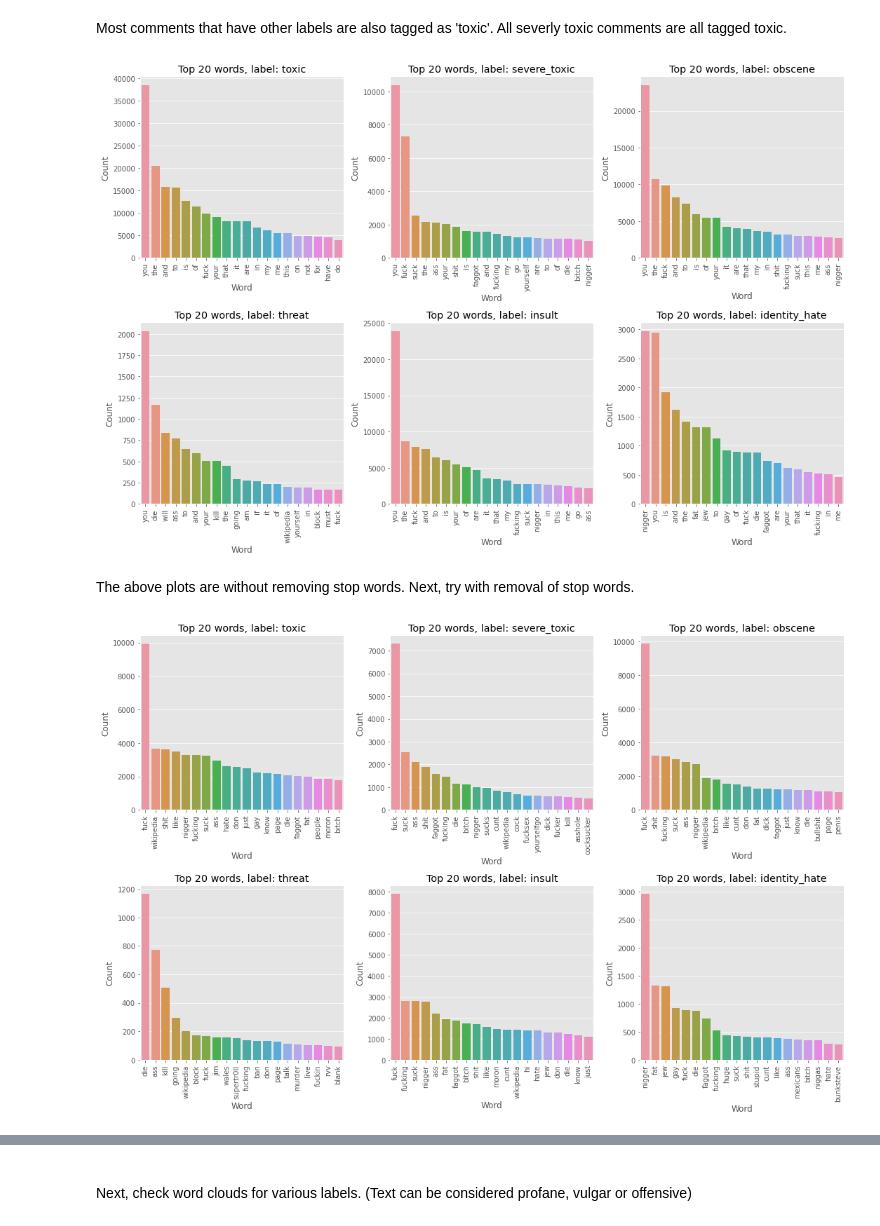
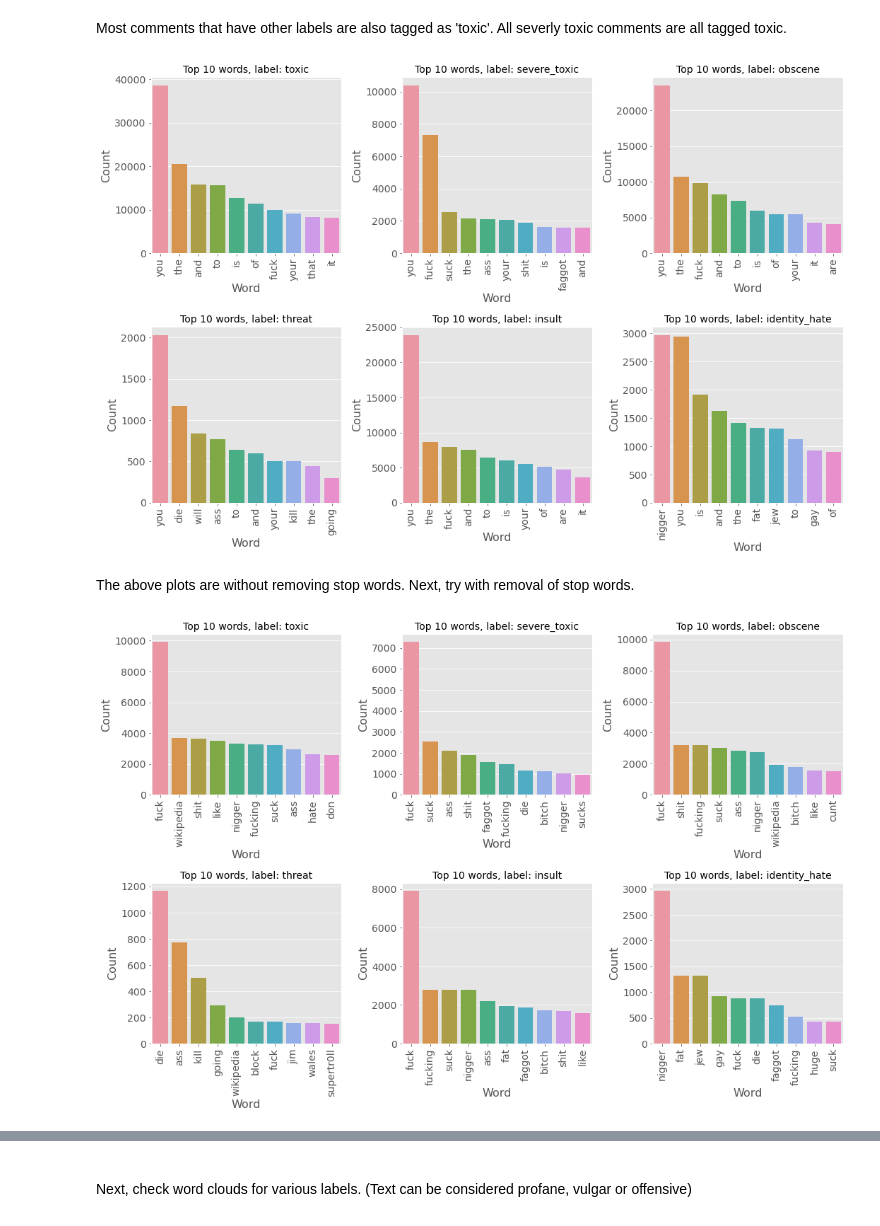
Before and after one commit to phatakshaunak/Springboard-Data-Science, a Jupyter notebook: Capstone Project #3/Notebooks/Toxic_Comment_Classifier.ipynb, the cells around one changed output, grey strips where cells are left out. Drawn from its saved outputs; the diff is of its cells as text; code cells hidden in the pictures.

```diff
--- a/Capstone Project #3/Notebooks/Toxic_Comment_Classifier.ipynb
+++ b/Capstone Project #3/Notebooks/Toxic_Comment_Classifier.ipynb
@@ -222,3 +234,3 @@ def normalizer(column):
 # %%
-unpc = pd.read_pickle('/Users/shaunakphatak/Desktop/Springboard-Data-Science-Projects/Springboard-Data-Science/Capstone Project #3/Data/Cleaned Data/test.pkl')
+unpc = pd.read_pickle('/Users/shaunakphatak/Desktop/Springboard-Data-Science-Projects/Springboard-Data-Science/Capstone Project #3/Data/Cleaned Data/train.pkl')
 df_test = unpc.copy()
@@ -226,0 +237,13 @@ FileNotFoundError: [Errno 2] No such file or directory: '/Users/shaunakphatak/De
+# %%
+#Font Sizes
+SMALL_SIZE = 14
+MEDIUM_SIZE = 16
+BIGGER_SIZE = 18
+
+plt.rc('font', size=SMALL_SIZE)          # controls default text sizes
+plt.rc('axes', titlesize=SMALL_SIZE)     # fontsize of the axes title
+plt.rc('axes', labelsize=MEDIUM_SIZE)    # fontsize of the x and y labels
+plt.rc('xtick', labelsize=SMALL_SIZE)    # fontsize of the tick labels
+plt.rc('ytick', labelsize=SMALL_SIZE)    # fontsize of the tick labels
+plt.rc('legend', fontsize=SMALL_SIZE)    # legend fontsize
+plt.rc('figure', titlesize=BIGGER_SIZE)  # fontsize of the figure title
@@ -262,3 +304,0 @@ sns.barplot(x=Cat_count[1:].index,y=Cat_count[1:])
-# %%
-labels = ['toxic', 'severe_toxic', 'obscene', 'threat','insult', 'identity_hate']
-df_test.head()
@@ -309,33 +355,33 @@ plt.figure(figsize=[15,10])
 c=1
 for a in labels:
     data = df_test[df_test[a]==1]['comment_text']
-    freq_words = get_top_n_words(data,n=20)
+    freq_words = get_top_n_words(data,n=10)
     df_freq = pd.DataFrame(freq_words,columns=['Word','Count']).set_index('Word')
     plt.subplot(2,3,c)
     sns.barplot(x=df_freq.index,y=df_freq.Count)
-    plt.title('Top 20 words, label: {}'.format(a))
+    plt.title('Top 10 words, label: {}'.format(a))
     plt.xticks(rotation=90)
     c+=1
     plt.tight_layout()
 # %% [output]
-[figure, old version]
+[figure, new version]
 # %% [markdown]
 The above plots are without removing stop words. Next, try with removal of stop words.
 # %%
 plt.figure(figsize=[15,10])
 c=1
 for a in labels:
     data = df_test[df_test[a]==1]['comment_text']
-    freq_words = get_top_n_words(data,n=20,stopwords='english')
+    freq_words = get_top_n_words(data,n=10,stopwords='english')
     df_freq = pd.DataFrame(freq_words,columns=['Word','Count']).set_index('Word')
     plt.subplot(2,3,c)
     sns.barplot(x=df_freq.index,y=df_freq.Count)
-    plt.title('Top 20 words, label: {}'.format(a))
+    plt.title('Top 10 words, label: {}'.format(a))
     plt.xticks(rotation=90)
     c+=1
     plt.tight_layout()
 # %% [output]
-[figure, old version]
+[figure, new version]
 # %%
 df_lb = df_test[labels]
 plt.figure(figsize=[10,6])
```
Also changed, not shown: parts of 78 cells of this notebook.
